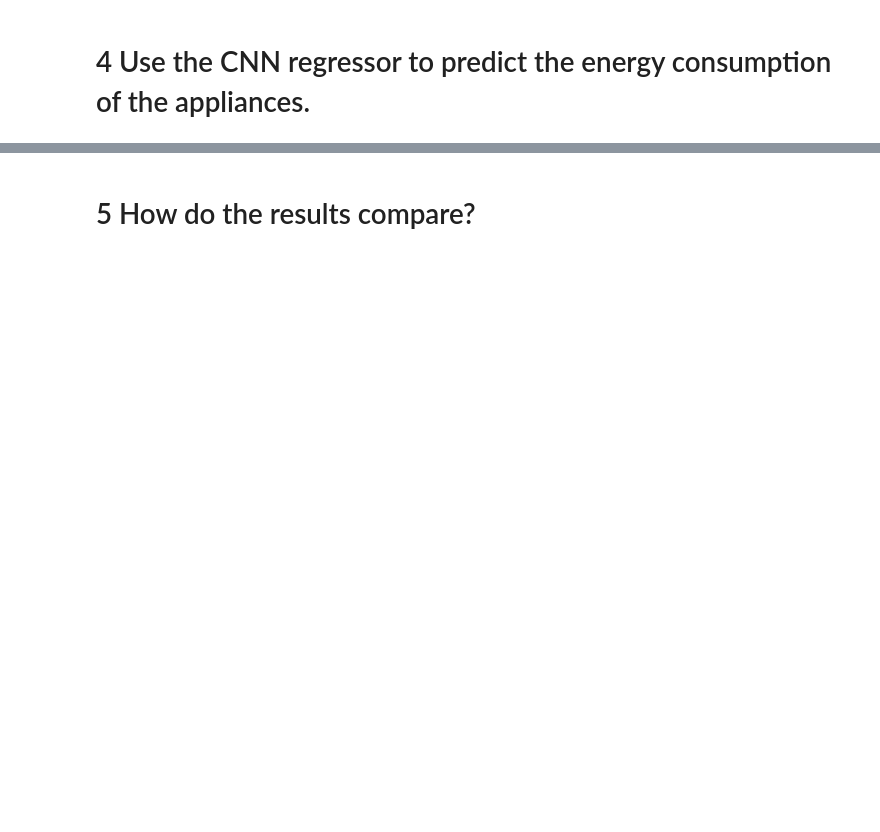
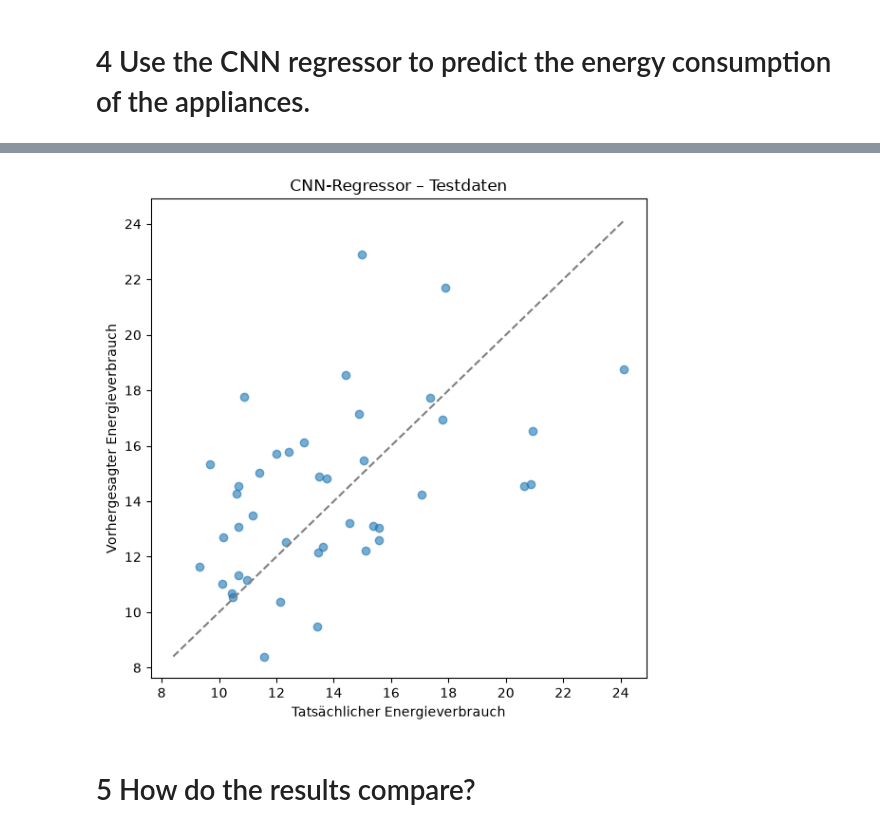
Before and after one commit to Dabro65/Industrial_Datascience, a Jupyter notebook: Tasks/12 Self study - Session 3/Exercise_12.4.ipynb, the cells around one changed output, grey strips where cells are left out. Drawn from its saved outputs; the diff is of its cells as text; code cells hidden in the pictures; blank space fills up the shorter version.

```diff
--- a/Tasks/12 Self study - Session 3/Exercise_12.4.ipynb
+++ b/Tasks/12 Self study - Session 3/Exercise_12.4.ipynb
@@ -41,2 +128,83 @@ Anzahl Testzeitreihen: 172
 # %% [markdown]
 # 4 Use the CNN regressor to predict the energy consumption of the appliances.
+# %%
+import time
+import numpy as np
+import matplotlib.pyplot as plt
+
+from tslearn.preprocessing import TimeSeriesScalerMinMax
+from sklearn.preprocessing import MinMaxScaler
+from sklearn.metrics import root_mean_squared_error
+from sktime.regression.deep_learning.cnn import CNNRegressor
+from tensorflow.keras.optimizers import Adam
+
+# 1. Eingabedaten für die Skalierung umformen.
+# tslearn erwartet: (Zeitreihen, Messpunkte, Messgrößen).
+X_train_tslearn = np.transpose(X_train, (0, 2, 1))
+X_test_tslearn = np.transpose(X_test, (0, 2, 1))
+
+# Jede Messgröße innerhalb einer Zeitreihe auf [0, 1] skalieren.
+scaler_x = TimeSeriesScalerMinMax()
+
+X_train_scaled = scaler_x.fit_transform(X_train_tslearn)
+X_test_scaled = scaler_x.transform(X_test_tslearn)
+
+# Für sktime zurück zu: (Zeitreihen, Messgrößen, Messpunkte).
+X_train_cnn = np.transpose(X_train_scaled, (0, 2, 1))
+X_test_cnn = np.transpose(X_test_scaled, (0, 2, 1))
+
+# 2. Zielwerte skalieren.
+# Die Skalierung ausschließlich anhand der Trainingszielwerte bestimmen.
+scaler_y = MinMaxScaler()
+y_train_scaled = scaler_y.fit_transform(
+    np.asarray(y_train).reshape(-1, 1)
+).ravel()
+
+# 3. CNN-Regressor konfigurieren.
+cnn_reg = CNNRegressor(
+    activation="linear",
+    activation_hidden="leaky_relu",
+    batch_size=64,
+    metrics=[],
+    n_conv_layers=2,
+    n_epochs=80,
+    optimizer=Adam(),
+    random_state=42,
+    verbose=True
+)
+
+# 4. Trainieren und Testwerte vorhersagen.
+start_time = time.time()
+
+cnn_reg.fit(X_train_cnn, y_train_scaled)
+y_pred_scaled = cnn_reg.predict(X_test_cnn)
+
+# Vorhersagen in die ursprüngliche Verbrauchsskala zurückführen.
+y_pred_cnn = scaler_y.inverse_transform(
+    np.asarray(y_pred_scaled).reshape(-1, 1)
+).ravel()
+
+duration_cnn = time.time() - start_time
+
+# 5. Fehler in der ursprünglichen Skala berechnen.
+rmse_cnn = root_mean_squared_error(y_test, y_pred_cnn)
+
+print(f"RMSE auf den Testdaten: {rmse_cnn:.4f}")
+print(f"Laufzeit für Training und Vorhersage: {duration_cnn:.2f} Sekunden.")
+
+# 6. Tatsächliche und vorhergesagte Werte darstellen.
+fig, ax = plt.subplots(figsize=(6, 6))
+
+ax.scatter(y_test, y_pred_cnn, alpha=0.6)
+
+lower = min(y_test.min(), y_pred_cnn.min())
+upper = max(y_test.max(), y_pred_cnn.max())
+ax.plot([lower, upper], [lower, upper], "--", color="grey")
+
+ax.set_title("CNN-Regressor – Testdaten")
+ax.set_xlabel("Tatsächlicher Energieverbrauch")
+ax.set_ylabel("Vorhergesagter Energieverbrauch")
+
+plt.tight_layout()
+plt.show()
+# %% [output]
@@ -43,2 +252,3 @@ Anzahl Testzeitreihen: 172
+[figure, added]
 # %% [markdown]
 # 5 How do the results compare?
```
Also changed, not shown: parts of 6 cells of this notebook, 1 other file.
